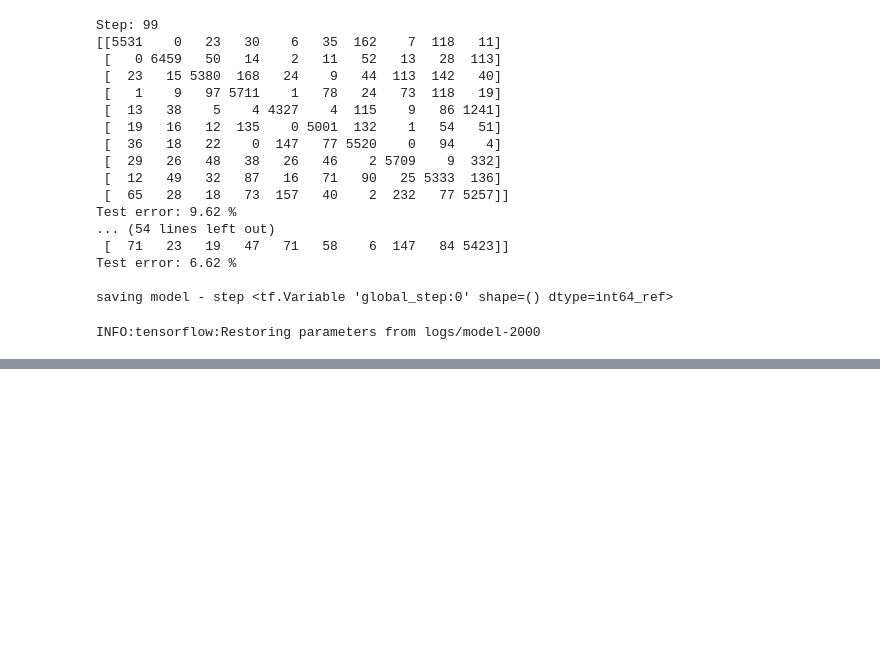
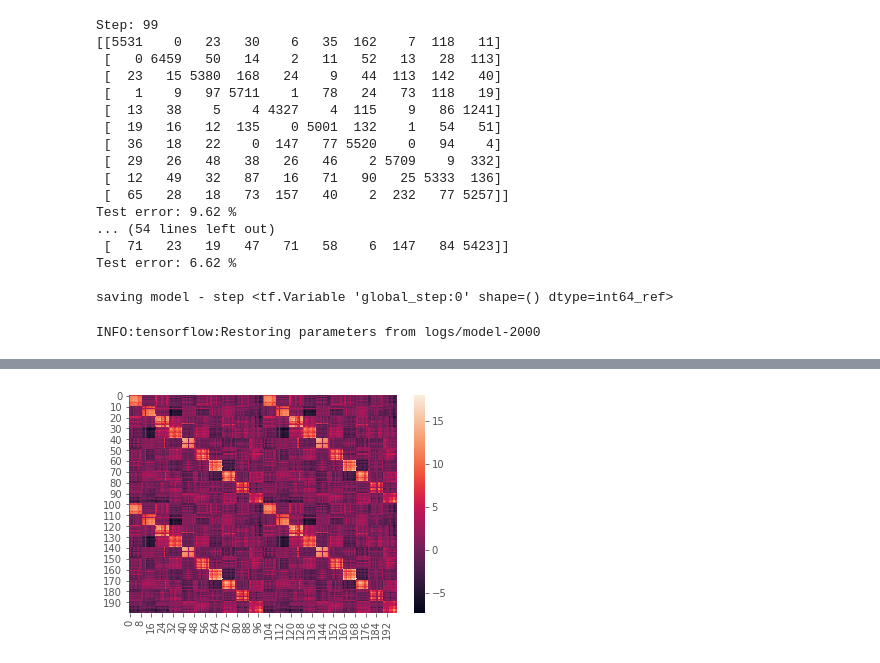
Before and after one commit to frankzl/learning_by_kernelized_association, a Jupyter notebook: 01-Building-Model.ipynb, the cells around one changed output, grey strips where cells are left out. Drawn from its saved outputs; the diff is of its cells as text; code cells hidden in the pictures; blank space fills up the shorter version.

```diff
--- a/01-Building-Model.ipynb
+++ b/01-Building-Model.ipynb
@@ -260,3 +211,17 @@ plt.imshow(similarity)
+# %%
+stacked = np.vstack((embedded_sup, embedded_sup))
+
+similarity = stacked.dot(stacked.T)
+similarity.shape
+
+import matplotlib.pyplot as plt
+# similarity[similarity<0]= 0
+import seaborn as sns
+with plt.style.context('ggplot'):
+    sns.heatmap(similarity)
+    plt.savefig("figures/model-full_2000_dot.svg")
+# %% [output]
+[figure, added]
 # %%
 train_step = 100
 model_checkpoint = f"{log_dir}-{train_step}"
```
Also changed, not shown: parts of 13 cells of this notebook, 29 other files.
